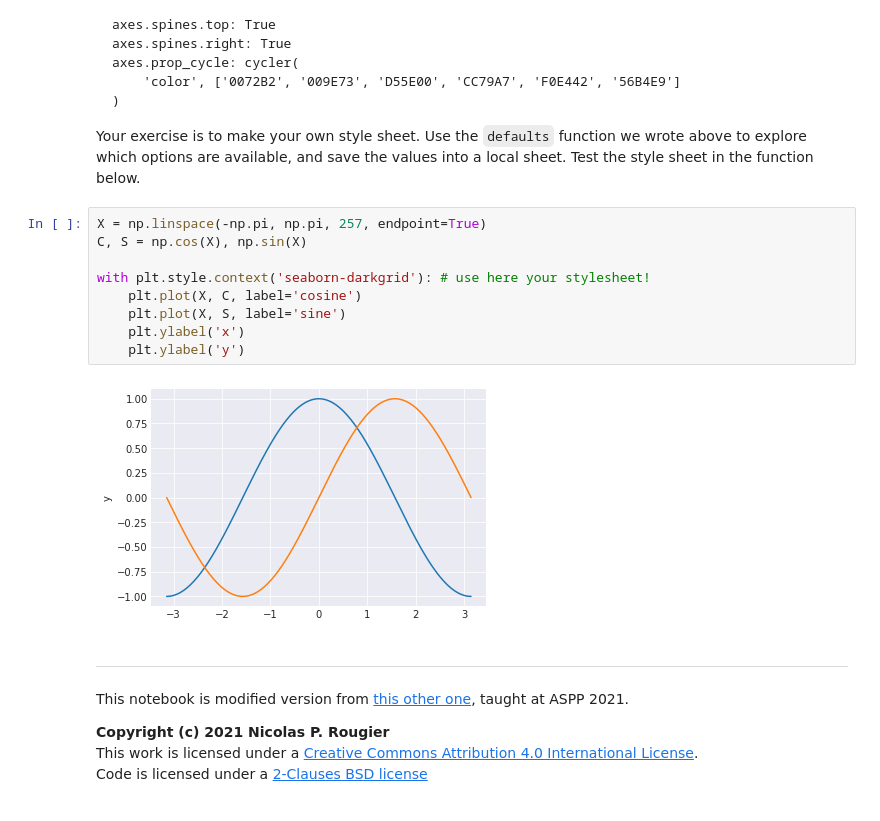
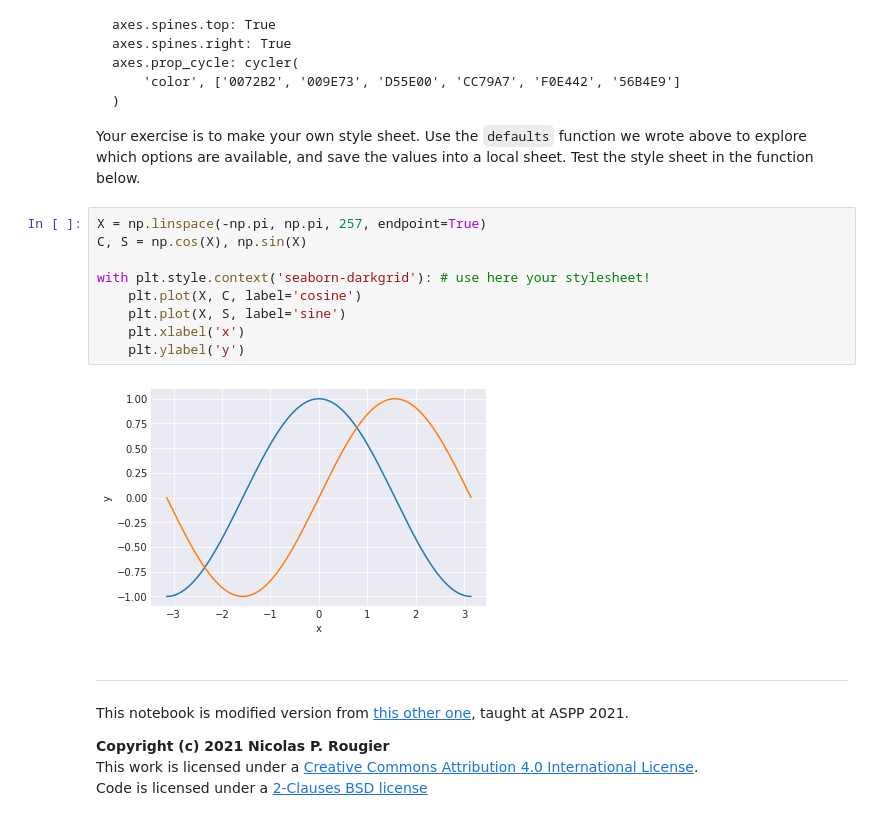
Before and after one commit to aspp-latam/2023-mexico-data-visualization, a Jupyter notebook: exercise-1_sol.ipynb, the cells around one changed output. Drawn from its saved outputs; the diff is of its cells as text.

```diff
--- a/exercise-1_sol.ipynb
+++ b/exercise-1_sol.ipynb
@@ -551,14 +548,14 @@ Your exercise is to make your own style sheet. Use the `defaults` function we wr
 # %%
 X = np.linspace(-np.pi, np.pi, 257, endpoint=True)
 C, S = np.cos(X), np.sin(X)
 
 with plt.style.context('seaborn-darkgrid'): # use here your stylesheet!
     plt.plot(X, C, label='cosine')
     plt.plot(X, S, label='sine')
-    plt.ylabel('x')
+    plt.xlabel('x')
     plt.ylabel('y')
 # %% [output]
-[figure, old version]
+[figure, new version]
 # %% [markdown]
 ----
 This notebook is modified version from [this other one](https://github.com/ASPP/2021-bordeaux-dataviz/blob/master/01-introduction.ipynb), taught at ASPP 2021.
```
Also changed, not shown: parts of 1 cell of this notebook, 3 other files.
